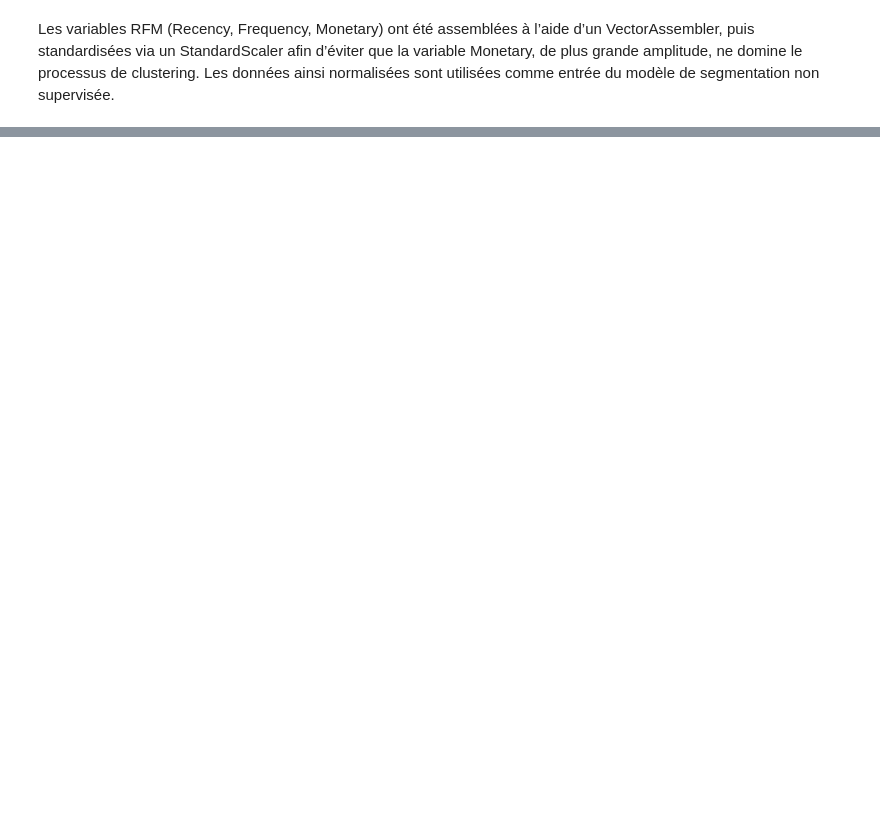
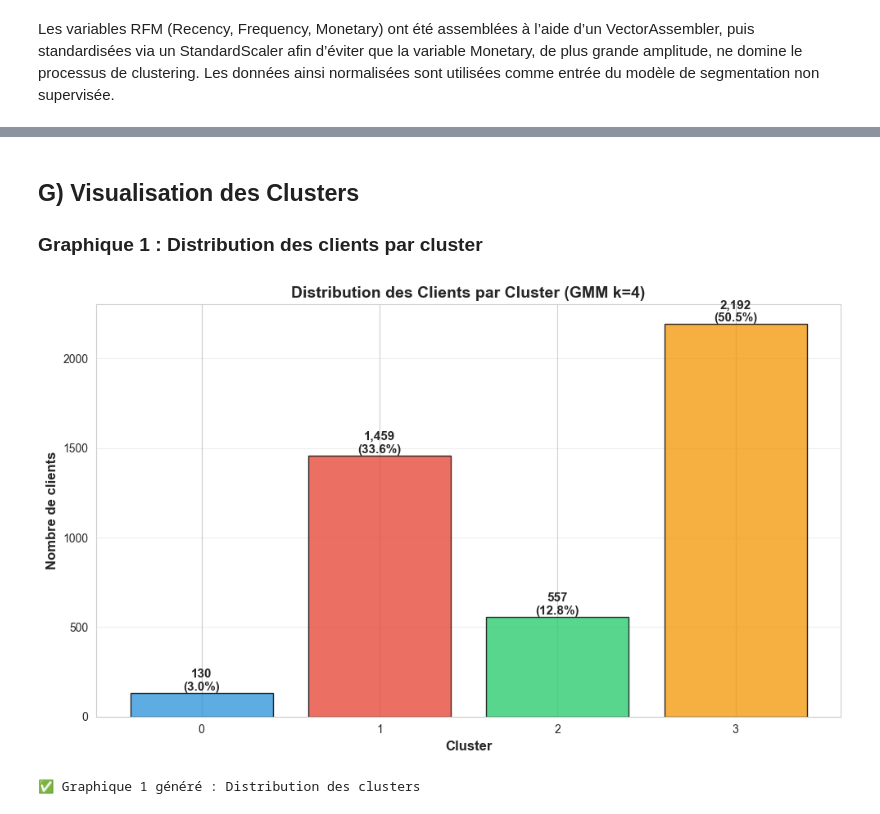
Before and after one commit to EdLac/spark-ecommerce, a Jupyter notebook: notebooks/ProjetFinal.ipynb, the cells around one changed output, grey strips where cells are left out. Drawn from its saved outputs; the diff is of its cells as text; code cells hidden in the pictures; blank space fills up the shorter version.

```diff
--- a/notebooks/ProjetFinal.ipynb
+++ b/notebooks/ProjetFinal.ipynb
@@ -383,4 +315,5 @@ df_cleanV1.describe().show()
 # %%
-reference_date = df_cleanV1.select(spark_max("InvoiceDate")).first()[0]
-print(f"Date de référence pour Recency : {reference_date}")
+# Calculer la date de référence (date maximale du dataset)
+reference_date = df_clean.select(spark_max("InvoiceDate")).first()[0]
+print(f" Date de référence pour Recency : {reference_date}")
 # %% [output]
@@ -731,0 +814,15 @@ Nous retenons donc k=2 pour un compromis optimal entre qualité de séparation e
+# %%
+# Comptage par cluster
+cluster_distribution = rfm_clustered.groupBy("cluster").count().orderBy("cluster")
+
+print("\n DISTRIBUTION DES CLIENTS PAR CLUSTER")
+print("═" * 70)
+cluster_distribution.show()
+
+# Calcul des pourcentages
+total_clients = rfm_clustered.count()
+print(f"\n💡 Total clients : {total_clients:,}")
+print("\nRépartition en pourcentage :")
+for row in cluster_distribution.collect():
+    pct = (row['count'] / total_clients) * 100
+    print(f"  Cluster {row['cluster']} : {row['count']:>5,} clients ({pct:>5.2f}%)")
@@ -731,0 +989,39 @@ Nous retenons donc k=2 pour un compromis optimal entre qualité de séparation e
+# %% [markdown]
+## G) Visualisation des Clusters
+
+### Graphique 1 : Distribution des clients par cluster
+# %%
+import matplotlib.pyplot as plt
+import seaborn as sns
+
+# Configuration du style
+sns.set_style("whitegrid")
+plt.rcParams['figure.figsize'] = (12, 8)
+
+# Préparation des données
+cluster_dist_pd = cluster_distribution.toPandas()
+
+# Création du graphique
+fig, ax = plt.subplots(figsize=(10, 6))
+colors = ['#3498db', '#e74c3c', '#2ecc71', '#f39c12']
+bars = ax.bar(cluster_dist_pd['cluster'].astype(str), cluster_dist_pd['count'], color=colors, alpha=0.8, edgecolor='black')
+
+# Annotations
+for bar in bars:
+    height = bar.get_height()
+    ax.text(bar.get_x() + bar.get_width()/2., height,
+            f'{int(height):,}\n({height/total_clients*100:.1f}%)',
+            ha='center', va='bottom', fontsize=11, fontweight='bold')
+
+ax.set_xlabel('Cluster', fontsize=12, fontweight='bold')
+ax.set_ylabel('Nombre de clients', fontsize=12, fontweight='bold')
+ax.set_title('Distribution des Clients par Cluster (GMM k=4)', fontsize=14, fontweight='bold')
+ax.grid(axis='y', alpha=0.3)
+
+plt.tight_layout()
+plt.show()
+
+print("\n✅ Graphique 1 généré : Distribution des clusters")
+# %% [output]
+[figure, added]
+✅ Graphique 1 généré : Distribution des clusters
```
Also changed, not shown: parts of 115 cells of this notebook.
